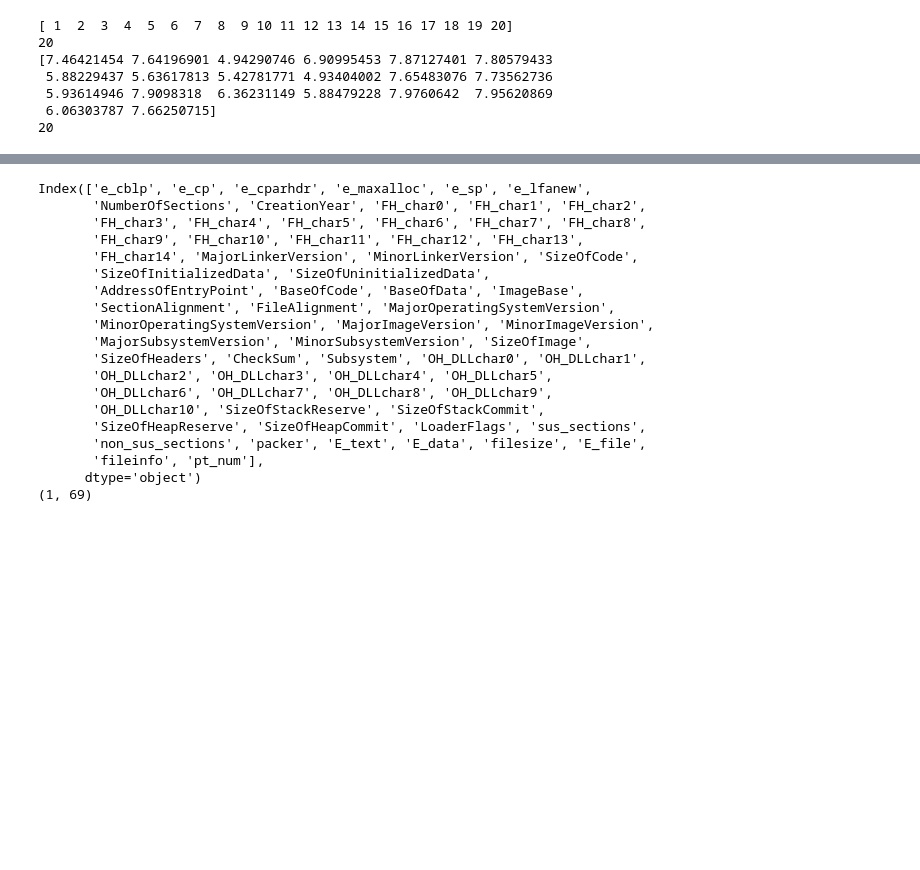
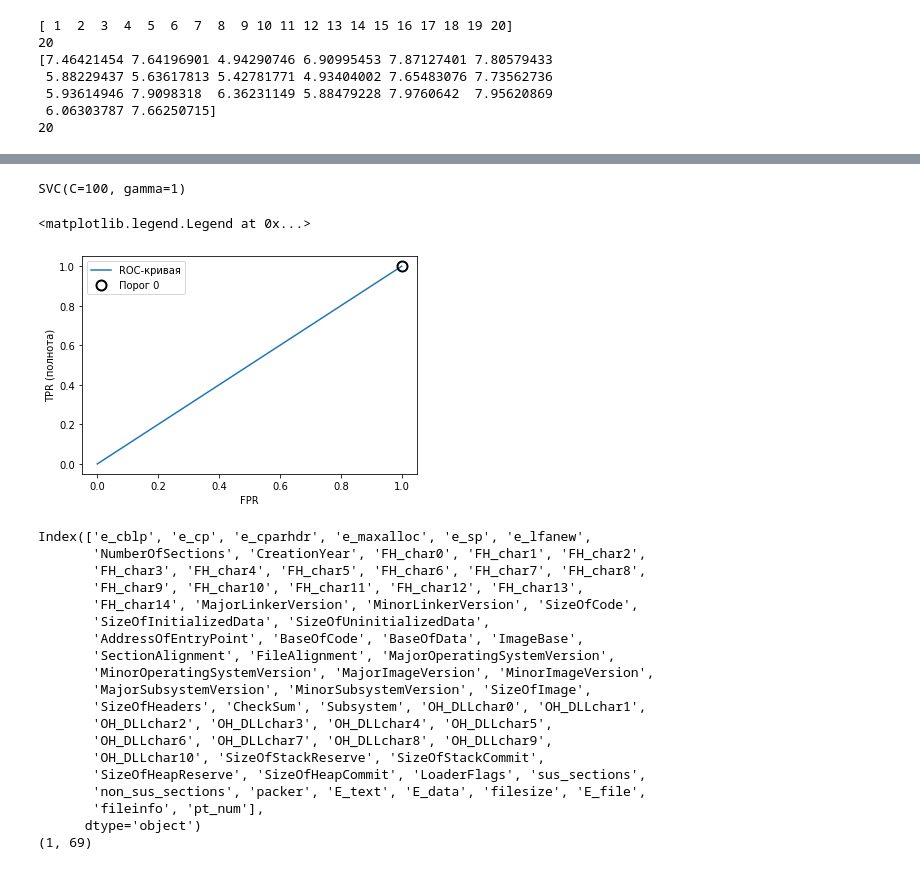
Before and after one commit to AlexKonstantinoff/PythonProjects, a Jupyter notebook: clamp_analysis.ipynb, the cells around one changed output, grey strips where cells are left out. Drawn from its saved outputs; the diff is of its cells as text; code cells hidden in the pictures; blank space fills up the shorter version.

```diff
--- a/clamp_analysis.ipynb
+++ b/clamp_analysis.ipynb
@@ -210,3 +194,20 @@ print('Правильность после MaxAbsScaler: {:.3f}'.format(
+# %%
+print(grid_search.best_estimator_)
+fpr_svc, tpr_svc, thresholds_svc = roc_curve(
+    y_test, svc.decision_function(x_test))
+
+plt.plot(fpr_svc, tpr_svc, label='ROC-кривая')
+plt.xlabel('FPR')
+plt.ylabel('TPR (полнота)')
+
+close_zero = np.argmin(np.abs(thresholds_svc))
+plt.plot(fpr_svc[close_zero], tpr_svc[close_zero], 'o', markersize=10,
+    label='Порог 0', fillstyle='none', c='k', mew=2)
+plt.legend(loc='best')
+# %% [output]
+SVC(C=100, gamma=1)
+<matplotlib.legend.Legend at 0x...>
+[figure, added]
 # %%
 print(df.columns)
 selectedModel = SelectFromModel(RandomForestClassifier(n_estimators=500, max_depth=100), threshold = 'median')
```
Also changed, not shown: parts of 8 cells of this notebook.
